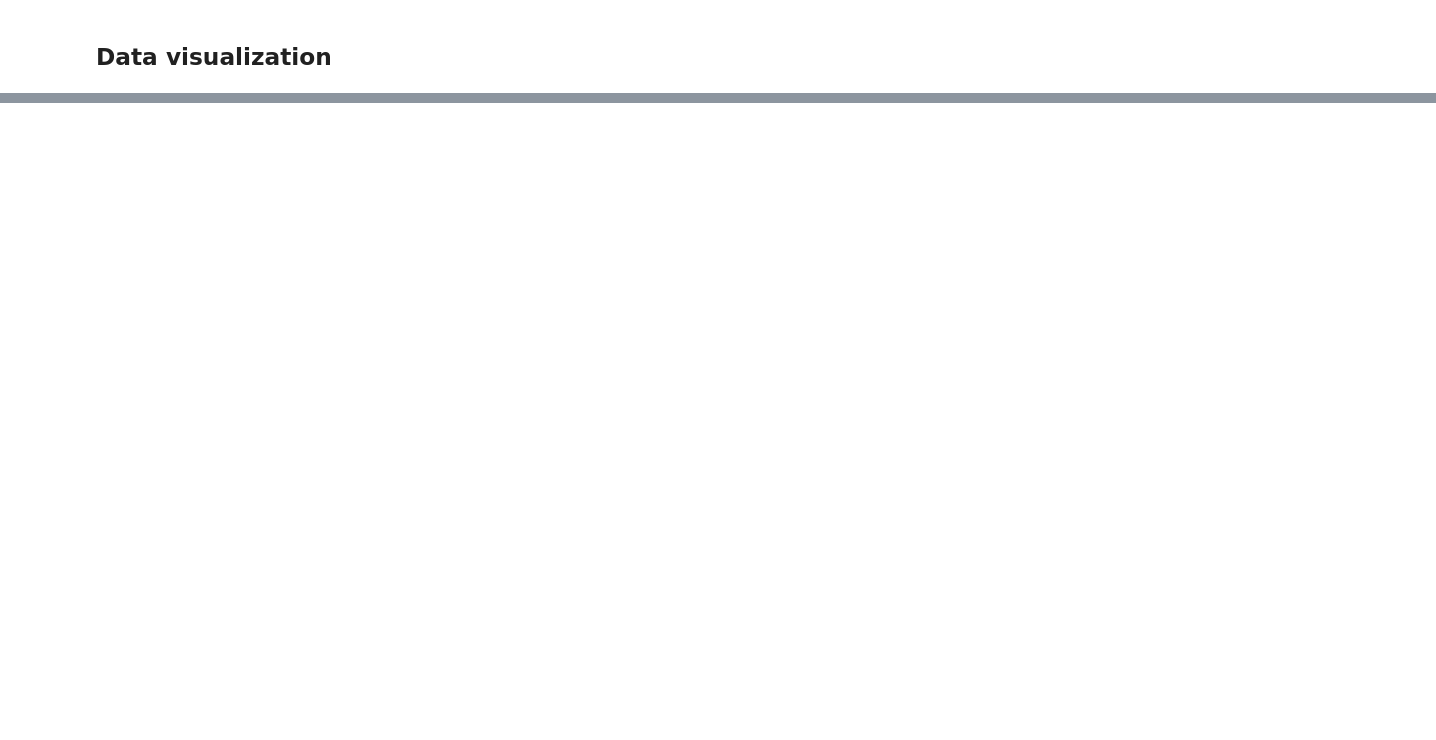
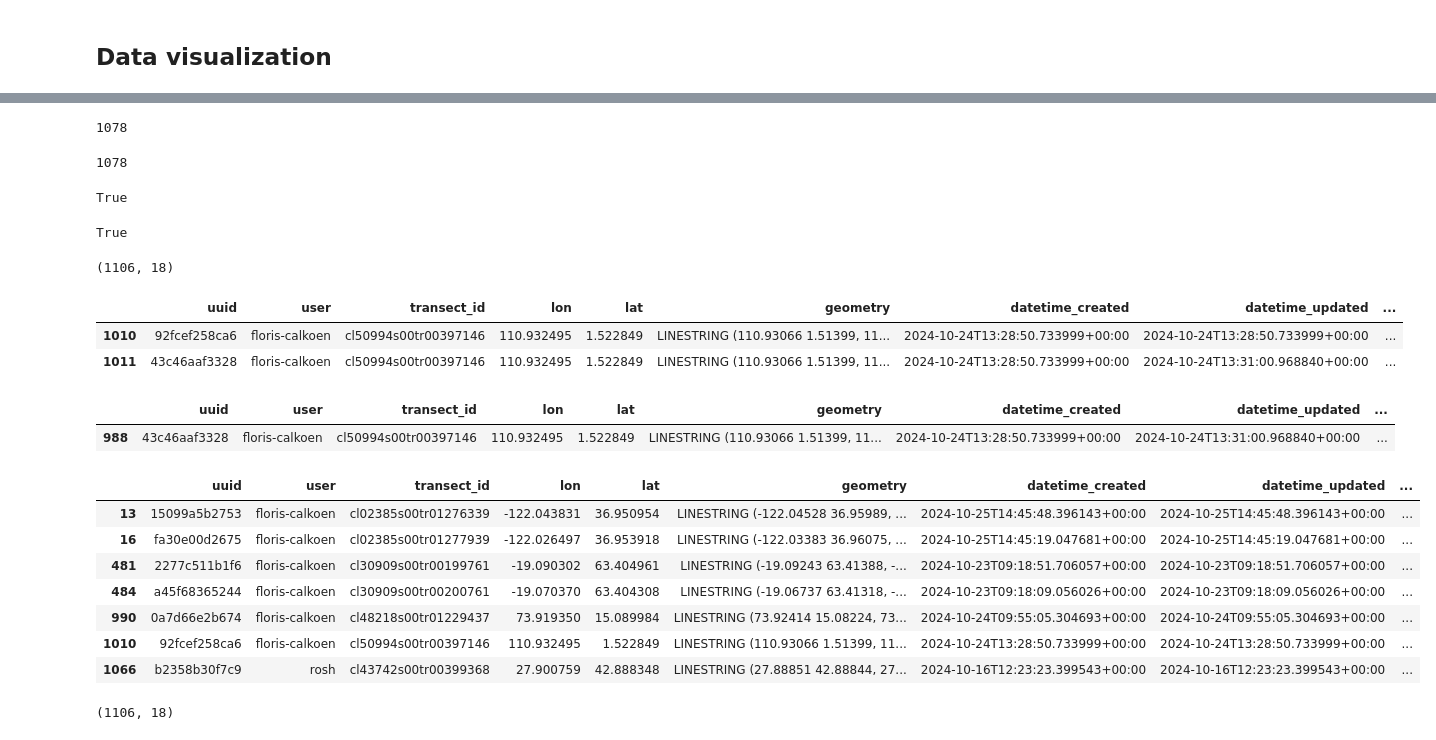
Before and after one commit to FlorisCalkoen/coastapp, a Jupyter notebook: notebooks/Untitled.ipynb, the cells around one changed output, grey strips where cells are left out. Saved outputs shown, nothing was run; the diff lists cells and outputs as text; code cells hidden in the pictures; blank space fills up the shorter version.

Commit message:
add qa, also to saved records

```diff
--- a/notebooks/Untitled.ipynb
+++ b/notebooks/Untitled.ipynb
@@ -107,0 +92,18 @@ seen
+# %%
+import geopandas as gpd
+import shapely.wkt
+
+gdf1 = gpd.GeoDataFrame.from_records(records1)
+gdf1["geometry"] = gdf1["geometry"].apply(shapely.wkt.loads)
+gdf1 = gdf1.set_geometry("geometry")
+gdf1 = gdf1.set_crs(epsg=4326)
+
+gdf2 = gpd.GeoDataFrame.from_records(records2)
+gdf2["geometry"] = gdf2["geometry"].apply(shapely.wkt.loads)
+gdf2 = gdf2.set_geometry("geometry")
+gdf2 = gdf2.set_crs(epsg=4326)
+
+gdf3 = gpd.GeoDataFrame.from_records(records3)
+gdf3["geometry"] = gdf3["geometry"].apply(shapely.wkt.loads)
+gdf3 = gdf3.set_geometry("geometry")
+gdf3 = gdf3.set_crs(epsg=4326)
@@ -107,0 +127,53 @@ seen
+# %%
+gdf1.transect_id.nunique()
+# %% [output]
+1078
+# %%
+gdf3.transect_id.nunique()
+# %% [output]
+1078
+# %%
+gdf1[gdf1["uuid"].isin(gdf3.uuid)].reset_index(drop=True).equals(
+    gdf3.reset_index(drop=True).drop(columns=["confidence", "is_validated"])
+)
+# %% [output]
+True
+# %%
+gdf1.groupby("user").transect_id.nunique().equals(
+    gdf3.groupby("user").transect_id.nunique()
+)
+# %% [output]
+True
+# %%
+gdf2.shape
+# %% [output]
+(1106, 18)
+# %%
+gdf1[gdf1["transect_id"] == "cl50994s00tr00397146"]
+# %% [output]
+|  | uuid | user | transect_id | lon | lat | geometry | datetime_created | datetime_updated | ... |
+| 1010 | 92fcef258ca6 | floris-calkoen | cl50994s00tr00397146 | 110.932495 | 1.522849 | LINESTRING (110.93066 1.51399, 11... | 2024-10-24T13:28:50.733999+00:00 | 2024-10-24T13:28:50.733999+00:00 | ... |
+| 1011 | 43c46aaf3328 | floris-calkoen | cl50994s00tr00397146 | 110.932495 | 1.522849 | LINESTRING (110.93066 1.51399, 11... | 2024-10-24T13:28:50.733999+00:00 | 2024-10-24T13:31:00.968840+00:00 | ... |
+# %%
+gdf3[gdf3["transect_id"] == "cl50994s00tr00397146"]
+# %% [output]
+|  | uuid | user | transect_id | lon | lat | geometry | datetime_created | datetime_updated | ... |
+| 988 | 43c46aaf3328 | floris-calkoen | cl50994s00tr00397146 | 110.932495 | 1.522849 | LINESTRING (110.93066 1.51399, 11... | 2024-10-24T13:28:50.733999+00:00 | 2024-10-24T13:31:00.968840+00:00 | ... |
+# %%
+r1 = gdf1[~gdf1["uuid"].isin(gdf2.uuid)]
+r1
+# gdf1[gdf1["transect_id"].isin(r1.transect_id)]
+# gdf2[gdf2["transect_id"].isin(r1.transect_id)]
+# %% [output]
+|  | uuid | user | transect_id | lon | lat | geometry | datetime_created | datetime_updated | ... |
+| 13 | 15099a5b2753 | floris-calkoen | cl02385s00tr01276339 | -122.043831 | 36.950954 | LINESTRING (-122.04528 36.95989, ... | 2024-10-25T14:45:48.396143+00:00 | 2024-10-25T14:45:48.396143+00:00 | ... |
+| 16 | fa30e00d2675 | floris-calkoen | cl02385s00tr01277939 | -122.026497 | 36.953918 | LINESTRING (-122.03383 36.96075, ... | 2024-10-25T14:45:19.047681+00:00 | 2024-10-25T14:45:19.047681+00:00 | ... |
+| 481 | 2277c511b1f6 | floris-calkoen | cl30909s00tr00199761 | -19.090302 | 63.404961 | LINESTRING (-19.09243 63.41388, -... | 2024-10-23T09:18:51.706057+00:00 | 2024-10-23T09:18:51.706057+00:00 | ... |
+| 484 | a45f68365244 | floris-calkoen | cl30909s00tr00200761 | -19.070370 | 63.404308 | LINESTRING (-19.06737 63.41318, -... | 2024-10-23T09:18:09.056026+00:00 | 2024-10-23T09:18:09.056026+00:00 | ... |
+| 990 | 0a7d66e2b674 | floris-calkoen | cl48218s00tr01229437 | 73.919350 | 15.089984 | LINESTRING (73.92414 15.08224, 73... | 2024-10-24T09:55:05.304693+00:00 | 2024-10-24T09:55:05.304693+00:00 | ... |
+| 1010 | 92fcef258ca6 | floris-calkoen | cl50994s00tr00397146 | 110.932495 | 1.522849 | LINESTRING (110.93066 1.51399, 11... | 2024-10-24T13:28:50.733999+00:00 | 2024-10-24T13:28:50.733999+00:00 | ... |
+| 1066 | b2358b30f7c9 | rosh | cl43742s00tr00399368 | 27.900759 | 42.888348 | LINESTRING (27.88851 42.88844, 27... | 2024-10-16T12:23:23.399543+00:00 | 2024-10-16T12:23:23.399543+00:00 | ... |
+# %%
+gdf2.shape
+# %% [output]
+(1106, 18)
```
Also changed, not shown: parts of 12 cells of this notebook, 4 other files.
